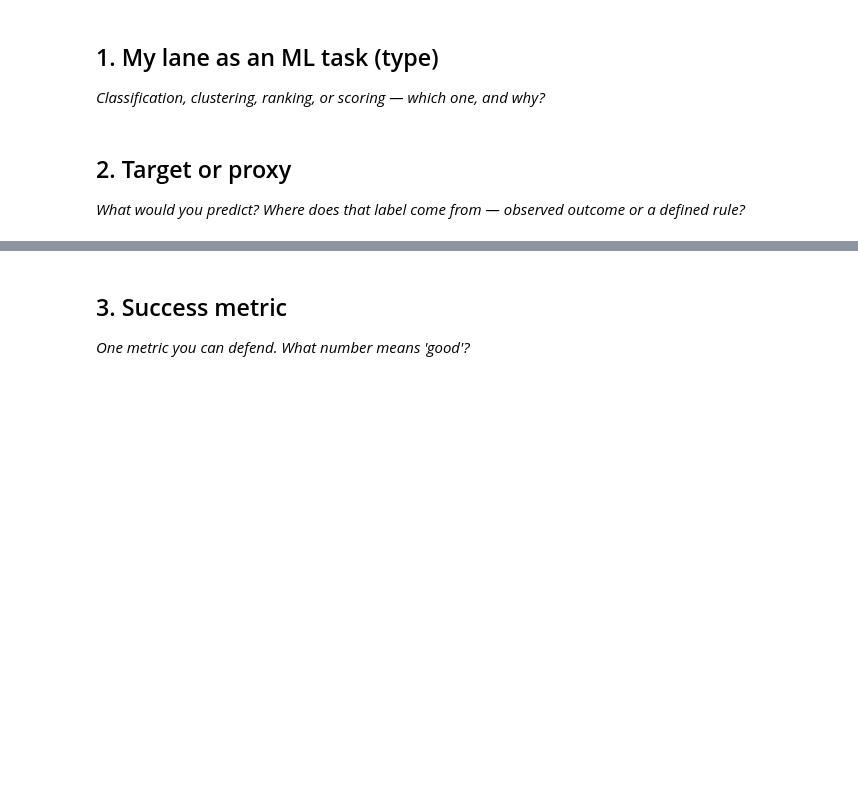
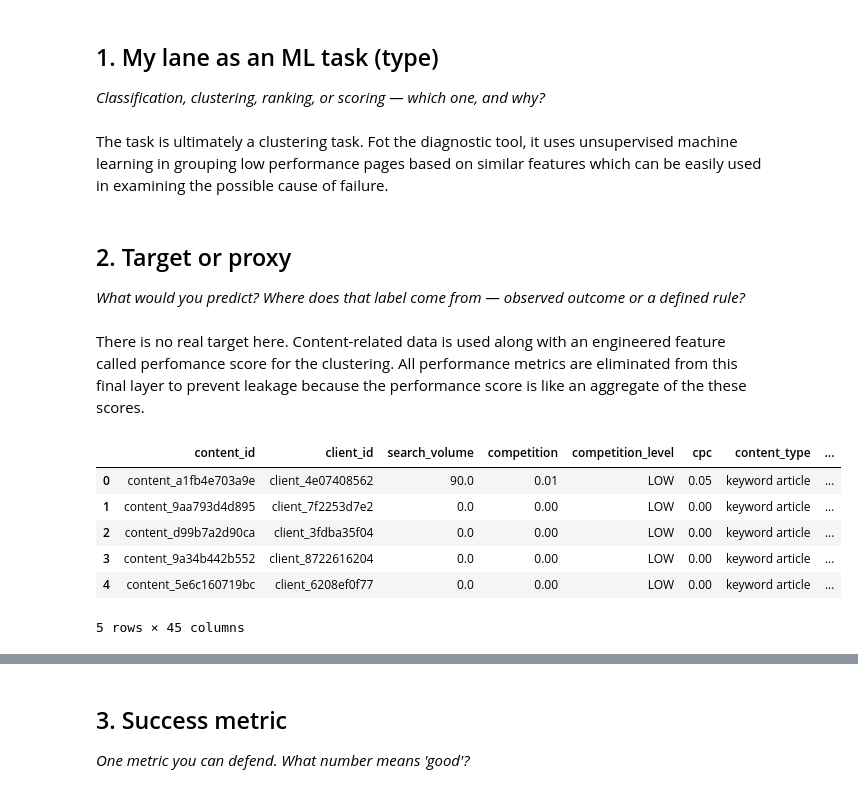
Before and after one commit to Maryam-Shile/flyrank_ml_internship, a Jupyter notebook: work/notebooks/w02_ml_task_framing.ipynb, the cells around one changed output, grey strips where cells are left out. Saved outputs shown, nothing was run; the diff lists cells and outputs as text; code cells hidden in the pictures; blank space fills up the shorter version.

```diff
--- a/work/notebooks/w02_ml_task_framing.ipynb
+++ b/work/notebooks/w02_ml_task_framing.ipynb
@@ -16,3 +13,5 @@ This skeleton is yours to fill. Work the sections **in order** — each one has
+# %% [markdown]
+The task is ultimately a clustering task. Fot the diagnostic tool, it uses unsupervised machine learning in grouping low performance pages based on similar features which can be easily used in examining the possible cause of failure.
 # %% [markdown]
 ## 2. Target or proxy
 
@@ -22,0 +19,2 @@ This skeleton is yours to fill. Work the sections **in order** — each one has
+# %% [markdown]
+There is no real target here. Content-related data is used along with an engineered feature called perfomance score for the clustering. All performance metrics are eliminated from this final layer to prevent leakage because the performance score is like an aggregate of the these scores.
@@ -22,0 +25,11 @@ This skeleton is yours to fill. Work the sections **in order** — each one has
+# %%
+df = pd.read_csv('/content/info_data.csv')
+df.head()
+# %% [output]
+|  | content_id | client_id | search_volume | competition | competition_level | cpc | content_type | ... |
+| 0 | content_a1fb4e703a9e | client_4e07408562 | 90.0 | 0.01 | LOW | 0.05 | keyword article | ... |
+| 1 | content_9aa793d4d895 | client_7f2253d7e2 | 0.0 | 0.00 | LOW | 0.00 | keyword article | ... |
+| 2 | content_d99b7a2d90ca | client_3fdba35f04 | 0.0 | 0.00 | LOW | 0.00 | keyword article | ... |
+| 3 | content_9a34b442b552 | client_8722616204 | 0.0 | 0.00 | LOW | 0.00 | keyword article | ... |
+| 4 | content_5e6c160719bc | client_6208ef0f77 | 0.0 | 0.00 | LOW | 0.00 | keyword article | ... |
+5 rows × 45 columns
```
Also changed, not shown: parts of 13 cells of this notebook.
